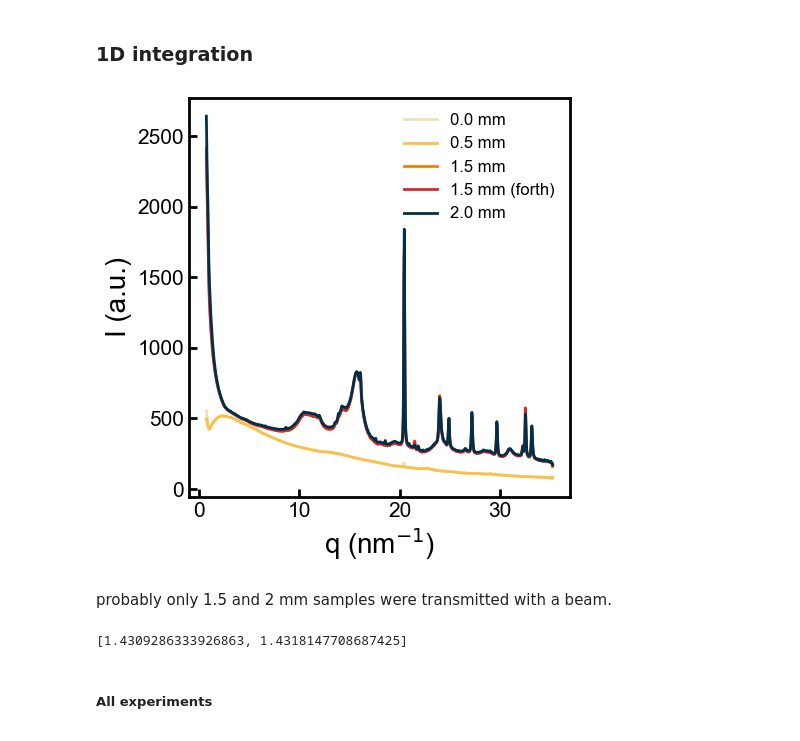
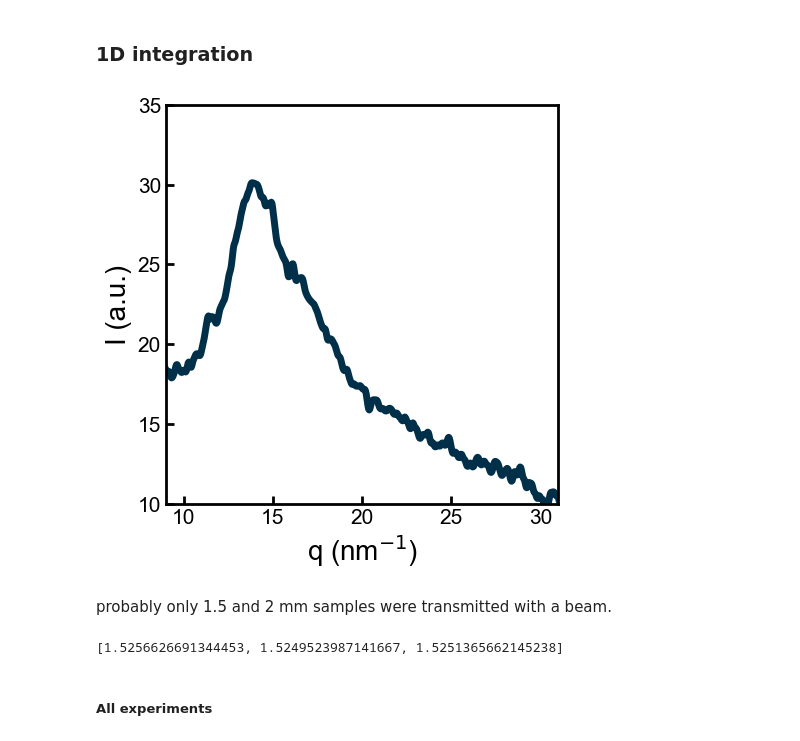
Before and after one commit to Akmalumarov/X_Ray_Scattering_Analysis, a Jupyter notebook: projects/Others/Silk/Spider_silk_stretching.ipynb, the cells around one changed output. Drawn from its saved outputs; the diff is of its cells as text; code cells hidden in the pictures.

```diff
--- a/projects/Others/Silk/Spider_silk_stretching.ipynb
+++ b/projects/Others/Silk/Spider_silk_stretching.ipynb
@@ -16,24 +16,18 @@ https://doi.org/10.1021/acs.biomac.7b00086
 # SC5711 Data - Sergei Chvalun data
 
 ## Stretching
-poni = '/Users/akmalumarov/Yandex.Disk.localized/Sergei_silk/Linkam_2DWAXS_13keV_300mm.poni'
+poni = r"E:\Silk_Chvalun\SC5711\Stretcher\Linkam_2DWAXS_13keV_300mm.poni"
 ai = pyFAI.load(poni)
 # %%
 # Mask file
-mask = "/Users/akmalumarov/Yandex.Disk.localized/Sergei_silk/MASK_Stretcher.edf"
+mask = r"E:\Silk_Chvalun\SC5711\Stretcher\MASK_Stretcher.edf"
 file_mask = mask
 img_mask = fabio.open(mask).data
 # %%
 # 2D data
-Exp0 = BM26_experiment('/Users/akmalumarov/Yandex.Disk.localized/Sergei_silk/Stretcher_Sergei_silk_RT_bis_0mm')
-
-Exp0p5 = BM26_experiment('/Users/akmalumarov/Yandex.Disk.localized/Sergei_silk/Stretcher_Sergei_silk_RT_bis_0_5mm')
-Exp0p5_back = BM26_experiment('/Users/akmalumarov/Yandex.Disk.localized/Sergei_silk/Stretcher_Sergei_silk_RT_bis_0_5mm_back')
-
-Exp1p5 = BM26_experiment('/Users/akmalumarov/Yandex.Disk.localized/Sergei_silk/Stretcher_Sergei_silk_RT_bis_1_5mm')
-Exp1p5_forth = BM26_experiment('/Users/akmalumarov/Yandex.Disk.localized/Sergei_silk/Stretcher_Sergei_silk_RT_bis_1_5mm_forth')
-
-Exp2 = BM26_experiment('/Users/akmalumarov/Yandex.Disk.localized/Sergei_silk/Stretcher_Sergei_silk_RT_bis_2_0mm')
+Exp0 = BM26_experiment(r'E:\Silk_Chvalun\SC5711\Stretcher\Stretcher_Sergei_silk_RT')
+Exp0p5 = BM26_experiment(r'E:\Silk_Chvalun\SC5711\Stretcher\Stretcher_Sergei_silk_RT_0_50mm')
+Exp_empty = BM26_experiment(r'E:\Silk_Chvalun\SC5711\Stretcher\Stretcher_Sergei_silk_RT_0_75mm')
 # %% [markdown]
 # Functions
 # %%
@@ -46,53 +85,55 @@ from pyFAI.gui import jupyter
 # %%
 # Set global font to Arial and style for publication
 plt.rcParams['font.family'] = 'Arial'
 plt.rcParams['font.size'] = 12
 plt.rcParams['axes.linewidth'] = 2
 plt.rcParams['xtick.direction'] = 'in'
 plt.rcParams['ytick.direction'] = 'in'
 plt.rcParams['xtick.major.width'] = 2
 plt.rcParams['ytick.major.width'] = 2
 plt.rcParams['xtick.major.size'] = 6
 plt.rcParams['ytick.major.size'] = 6
 
 fig, ax = plt.subplots(1,1, figsize=(5,5))
 
 # Your data plotting
-q, I_array = Exp0.integrate1d_SAXS(ai, 1000, mask=img_mask, unit='q_nm^-1')
-plt.plot(q, I_array[0], color='#eae2b7', label='0.0 mm', linewidth=2)
+q, I_array1 = Exp0.integrate1d_SAXS(ai, 1000, mask=img_mask, unit='q_nm^-1')
+#plt.plot(q, I_array1[0], color='#1982c4', label='0.0 mm', linewidth=2)
 
-q, I_array = Exp0p5.integrate1d_SAXS(ai, 1000, mask=img_mask, unit='q_nm^-1')
-plt.plot(q, I_array[0], color='#fcbf49', label='0.5 mm', linewidth=2)
+q, I_array2 = Exp_empty.integrate1d_SAXS(ai, 1000, mask=img_mask, unit='q_nm^-1')
+#plt.plot(q, I_array2[0], color='#003049', label='empty', linewidth=2)
 
-q, I_array = Exp0p5_back.integrate1d_SAXS(ai, 1000, mask=img_mask, unit='q_nm^-1')
-#plt.plot(q, I_array[0] * 1, color='')
+q, I = smooth_data(q, I_array1[0]-I_array2[0], sigma=2)
+plt.plot(q, I, color='#003049', label='WAXS', linewidth=5)
 
-q, I_array = Exp1p5.integrate1d_SAXS(ai, 1000, mask=img_mask, unit='q_nm^-1')
-plt.plot(q, I_array[0], color='#f77f00', label='1.5 mm', linewidth=2)
+# q, I = smooth_data(q, I_array1[0]-I_array2[0], sigma=3)
+# plt.plot(q, I / 1.1, color='#003049', label='result', linewidth=2)
 
-q, I_array = Exp1p5_forth.integrate1d_SAXS(ai, 1000, mask=img_mask, unit='q_nm^-1')
-plt.plot(q, I_array[0], color='#d62828', label='1.5 mm (forth)', linewidth=2)
+# q, I = smooth_data(q, I_array1[0]-I_array2[0], sigma=4)
+# plt.plot(q, I / 1.1 / 1.1, color='#003049', label='result', linewidth=2)
 
-q, I_array = Exp2.integrate1d_SAXS(ai, 1000, mask=img_mask, unit='q_nm^-1')
-plt.plot(q, I_array[0], color='#003049', label='2.0 mm', linewidth=2)
+# q, I = smooth_data(q, I_array1[0]-I_array2[0], sigma=5)
+# plt.plot(q, I / 1.1 / 1.1 / 1.1, color='#003049', label='result', linewidth=2)
 
 plt.xlabel('q (nm$^{-1}$)', fontname='Arial', fontsize=20)  # ← Markdown для степени
 plt.ylabel('I (a.u.)', fontname='Arial', fontsize=20)
 
-plt.legend(frameon=False, fontsize=12)
+#plt.legend(frameon=False, fontsize=12)
 
 ax.tick_params(axis='both', which='major', labelsize=15)
 
 plt.tight_layout()
+plt.ylim(10, 35)
+plt.xlim(9, 31)
 plt.show()
 # %% [output]
-[figure, old version]
+[figure, new version]
 # %% [markdown]
 probably only 1.5 and 2 mm samples were transmitted with a beam.
 # %%
-Exp2.get_Tr_profile() # Transmission
+Exp_empty.get_Tr_profile() # Transmission
 # %% [output]
-[1.4309286333926863, 1.4318147708687425]
+[1.5256626691344453, 1.5249523987141667, 1.5251365662145238]
 # %% [markdown]
 ##### All experiments
 # %%
```
Also changed, not shown: parts of 5 cells of this notebook, 18 other files.
